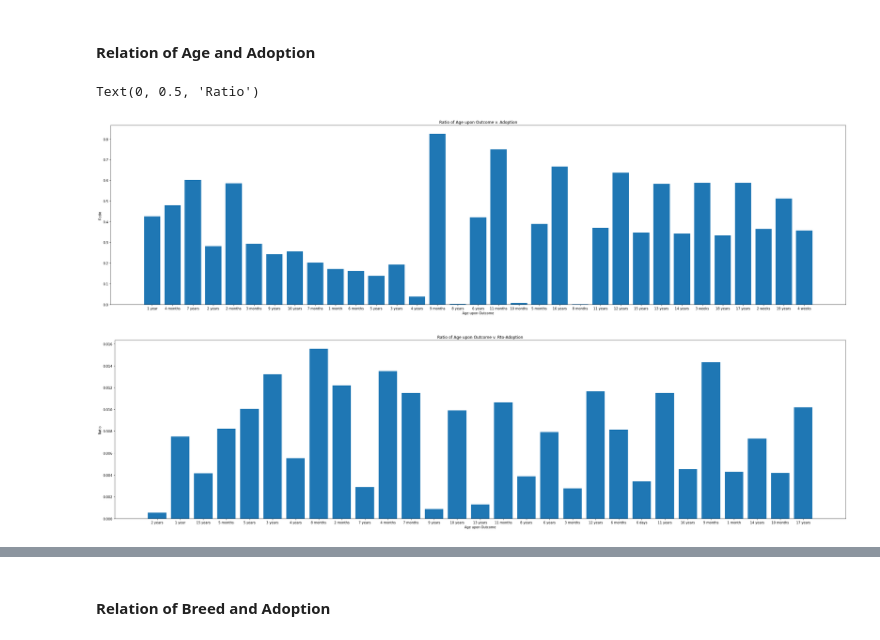
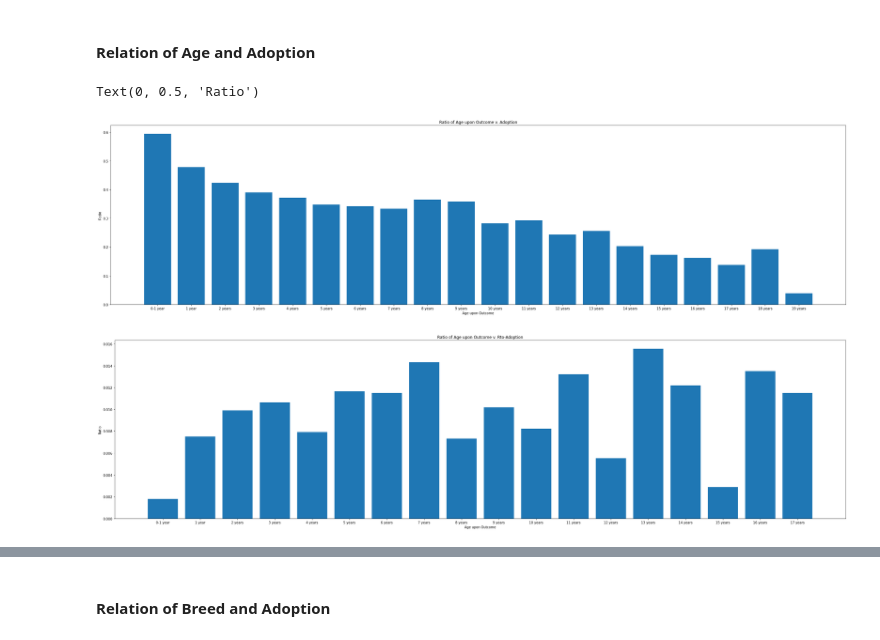
Before and after one commit to Mrityunjay000/data_mining_final_project, a Jupyter notebook: CS_363D_Final_Project.ipynb, the cells around one changed output, grey strips where cells are left out. Saved outputs shown, nothing was run; the diff lists cells and outputs as text; code cells hidden in the pictures.

```diff
--- a/CS_363D_Final_Project.ipynb
+++ b/CS_363D_Final_Project.ipynb
@@ -447,22 +447,48 @@ Text(0, 0.5, 'Ratio')
 The type of animal plays a role to some degree into whether the animal will be adopted or not. It seems that cats have a slighlty higher chance than dogs to be adopted. However, their chances signiicantly reduce when it comes down to Rto-Adoption. Birds and dogs have about the same chance of being adopted. Note, however, that Birds have no change of being Rto-Adopt since they did not even show up in the second graph (this is likely a bias in the data, however). The same is true for Livestock. Livestock also have a significantly lower chance of being adopted.
 # %% [markdown]
 #### Relation of Age and Adoption
-# %%
-# TODO sort by age and then graph to get an actual trend
-fig = plt.figure(figsize = (40, 10))
-vals = (df_adoption['Age upon Outcome'].value_counts() / outcomes_df['Age upon Outcome'].value_counts()).dropna()
-plt.bar(df_adoption['Age upon Outcome'].unique(), vals.values)
-plt.title('Ratio of Age upon Outcome v. Adoption')
-plt.xlabel('Age upon Outcome')
-plt.ylabel('Ratio')
-
-fig = plt.figure(figsize = (40, 10))
-vals = (df_rto_adoption['Age upon Outcome'].value_counts() / outcomes_df['Age upon Outcome'].value_counts()).dropna()
-plt.bar(df_rto_adoption['Age upon Outcome'].unique(), vals.values)
-plt.title('Ratio of Age upon Outcome v. Rto-Adoption')
-plt.xlabel('Age upon Outcome')
-plt.ylabel('Ratio')
-# %% [output]
-Text(0, 0.5, 'Ratio')
-[figure, removed]
-[figure, removed]
+# %%
+def process_age(age):
+  if 'month' in age:
+    return '0-1 year'
+  if 'week' in age:
+    return '0-1 year'
+  if 'year' in age:
+    return age
+  if 'day' in age:
+    return '0-1 year'
+  return age
+# %%
+ages = ['0-1 year', '1 year', '2 years', '3 years', '4 years',
+         '5 years', '6 years', '7 years', '8 years', '9 years',
+         '10 years', '11 years', '12 years', '13 years', '14 years',
+         '15 years', '16 years', '17 years', '18 years', '19 years']
+df = outcomes_df.copy()
+df['Age upon Outcome'] = df['Age upon Outcome'].apply(lambda x: process_age(x))
+
+df_a = df[df['Outcome Type'] == 'Adoption']
+df_ra = df[df['Outcome Type'] == 'Rto-Adopt']
+
+vals = (df_a['Age upon Outcome'].value_counts() / df['Age upon Outcome'].value_counts()).dropna()
+counts = []
+for age in ages: counts.append(vals[age])
+d = pd.DataFrame(dict(age=ages,count=counts))
+fig = plt.figure(figsize = (40, 10))
+plt.bar('age', 'count', data=d)
+plt.title('Ratio of Age upon Outcome v. Adoption')
+plt.xlabel('Age upon Outcome')
+plt.ylabel('Ratio')
+
+vals = (df_ra['Age upon Outcome'].value_counts() / df['Age upon Outcome'].value_counts()).dropna()
+counts = []
+for i in range(len(ages)-2): counts.append(vals[ages[i]])
+d = pd.DataFrame(dict(age=ages[0:len(ages)-2],count=counts))
+fig = plt.figure(figsize = (40, 10))
+plt.bar('age', 'count', data=d)
+plt.title('Ratio of Age upon Outcome v. Rto-Adoption')
+plt.xlabel('Age upon Outcome')
+plt.ylabel('Ratio')
+# %% [output]
+Text(0, 0.5, 'Ratio')
+[figure, added]
+[figure, added]
```
Also changed, not shown: parts of 5 cells of this notebook.
